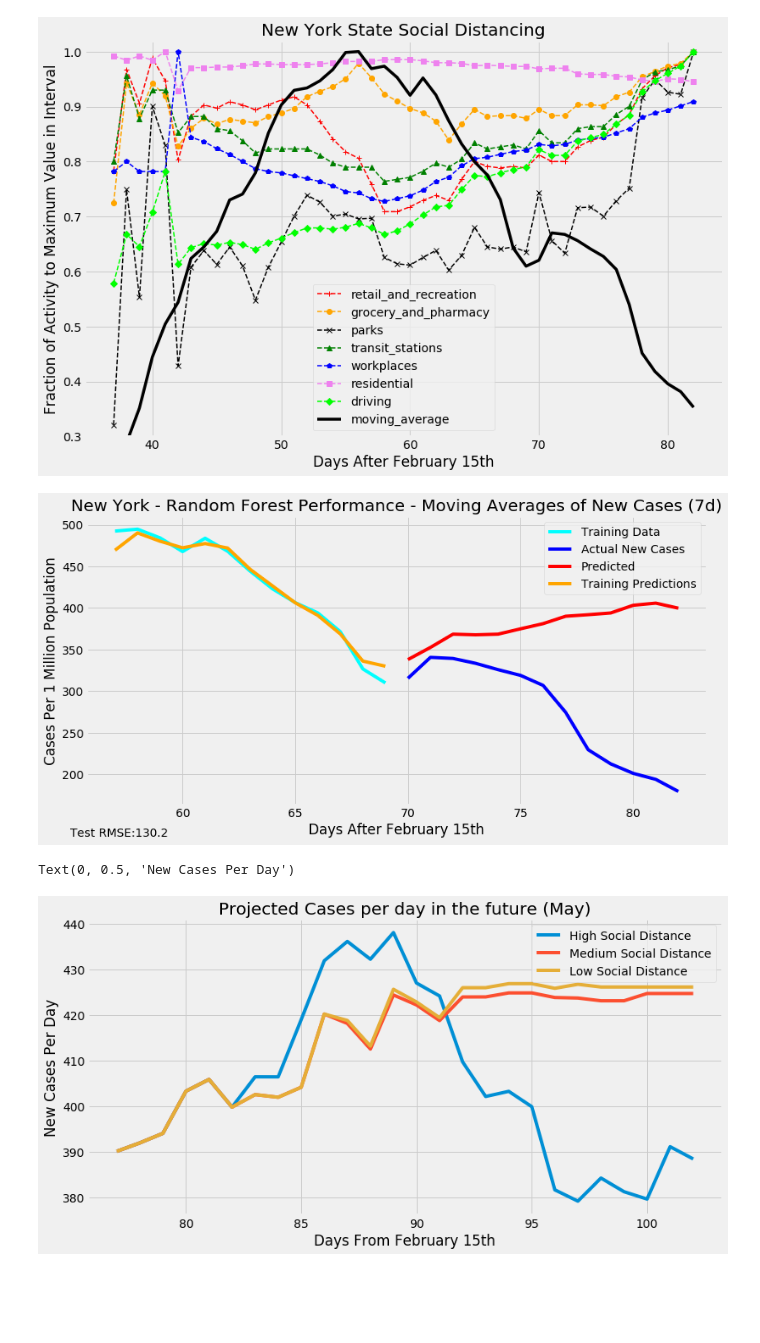
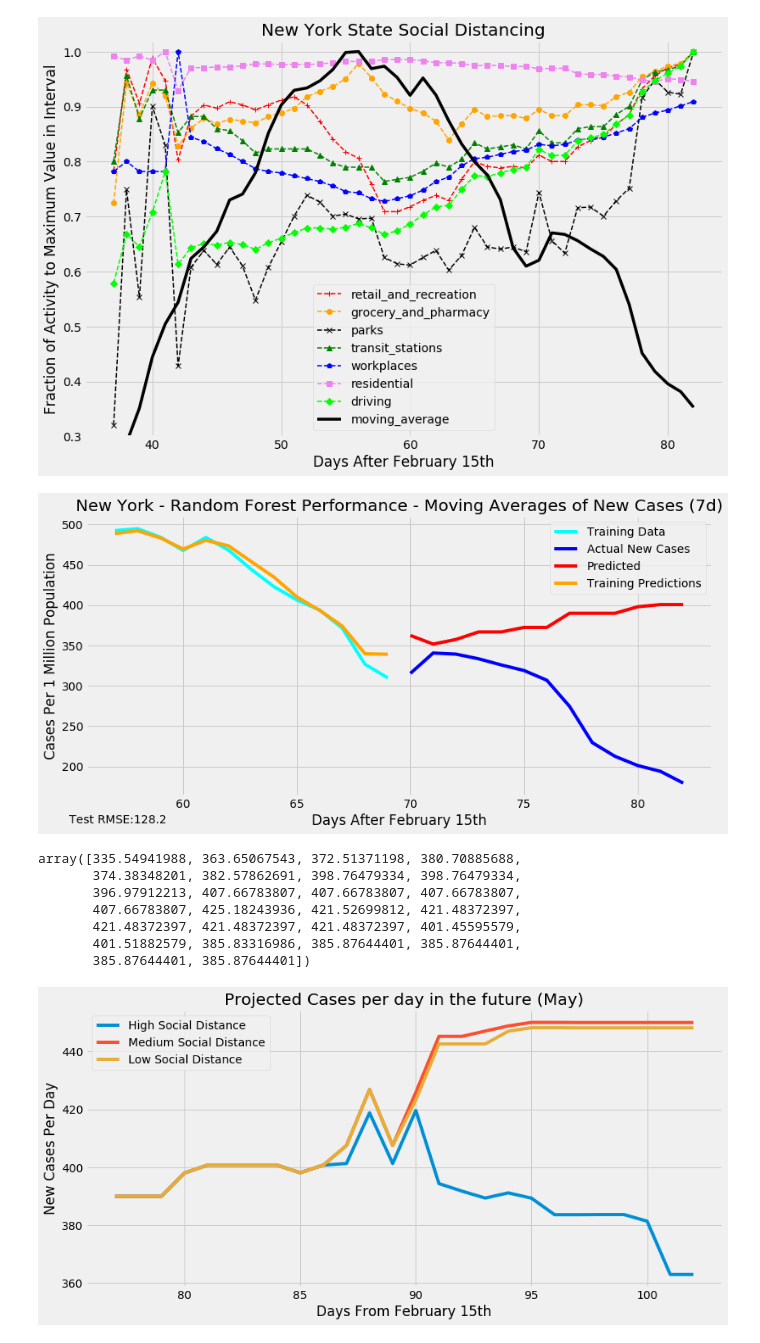
Before and after one commit to Jbudnick/Covid-19-Forecasting, a Jupyter notebook: notebooks/EDA.ipynb, the cells around one changed output. Drawn from its saved outputs; the diff is of its cells as text; code cells hidden in the pictures; blank space fills up the shorter version.

Commit message:
Readme images added

```diff
--- a/notebooks/EDA.ipynb
+++ b/notebooks/EDA.ipynb
@@ -443,7 +443,3 @@ scatter100 = scatter_matrix(sm, figsize = (50,50))
 plt.savefig('images/scatter100')
 # %% [output]
 <Figure size 432x288 with 0 Axes>
-# %%
-threshold = 300
-rf_model = reg_model(X,y, log_trans_y = True)
-NY_New_Cases = rf_model.plot_model(save_name = 'NY_New_300')
@@ -493,24 +488,44 @@ ax.set_xlabel('Days After February 15th')
 ax.set_ylabel('Cases Per 1 Million Population')
 ax.set_title('New York - Random Forest Performance - Moving Averages of New Cases (7d)')
 rmse = 'Test RMSE:' + str(round(rf_model.evaluate_model(),1))
-ax.text(55,125,rmse)
+ax.text(55,130,rmse)
 ax.legend()
+fig.tight_layout()
 fig.show()
 # %% [output]
-[figure, old version]
+[figure, new version]
 # %%
 fig.savefig('images/RF_Performance')
+# %%
+prediction_ts_hi
+# %% [output]
+array([335.54941988, 363.65067543, 372.51371198, 380.70885688,
+       374.38348201, 382.57862691, 398.76479334, 398.76479334,
+       396.97912213, 407.66783807, 407.66783807, 407.66783807,
+       407.66783807, 425.18243936, 421.52699812, 421.48372397,
+       421.48372397, 421.48372397, 421.48372397, 401.45595579,
+       401.51882579, 385.83316986, 385.87644401, 385.87644401,
+       385.87644401, 385.87644401])
 # %%
+prediction_ts_hi = generate_prediction_df('High', rf_model.X_test, rf_model.y_test, revised_df.columns)
+prediction_ts_hi['moving_average(t+20)'] = rf_model.model.predict(prediction_ts_hi)
+
+prediction_ts_md = generate_prediction_df('Medium', rf_model.X_test, rf_model.y_test, revised_df.columns)
+prediction_ts_md['moving_average(t+20)'] = rf_model.model.predict(prediction_ts_md)
+
+prediction_ts_lw = generate_prediction_df('Low', rf_model.X_test, rf_model.y_test, revised_df.columns)
+prediction_ts_lw['moving_average(t+20)'] = rf_model.model.predict(prediction_ts_lw)
+
 fig, ax = plt.subplots(figsize = (12, 6))
 ax.plot(prediction_ts_hi['days_elapsed(t+20)'] ,prediction_ts_hi['moving_average(t+20)'], label = 'High Social Distance')
 ax.plot(prediction_ts_md['days_elapsed(t+20)'] ,prediction_ts_md['moving_average(t+20)'], label = 'Medium Social Distance')
 ax.plot(prediction_ts_lw['days_elapsed(t+20)'] ,prediction_ts_lw['moving_average(t+20)'], label = 'Low Social Distance')
 ax.legend()
 ax.set_title('Projected Cases per day in the future (May)')
 ax.set_xlabel('Days From February 15th')
 ax.set_ylabel('New Cases Per Day')
+fig.tight_layout()
 # %% [output]
-Text(0, 0.5, 'New Cases Per Day')
-[figure, old version]
+[figure, new version]
 # %%
 fig.savefig('images/Predictions')
```
Also changed, not shown: parts of 3 cells of this notebook.
